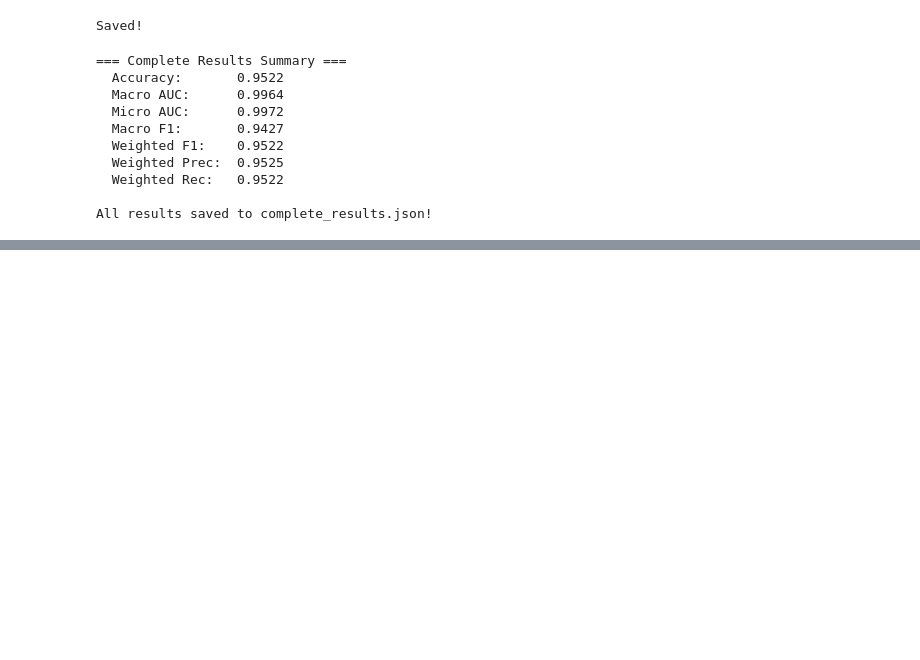
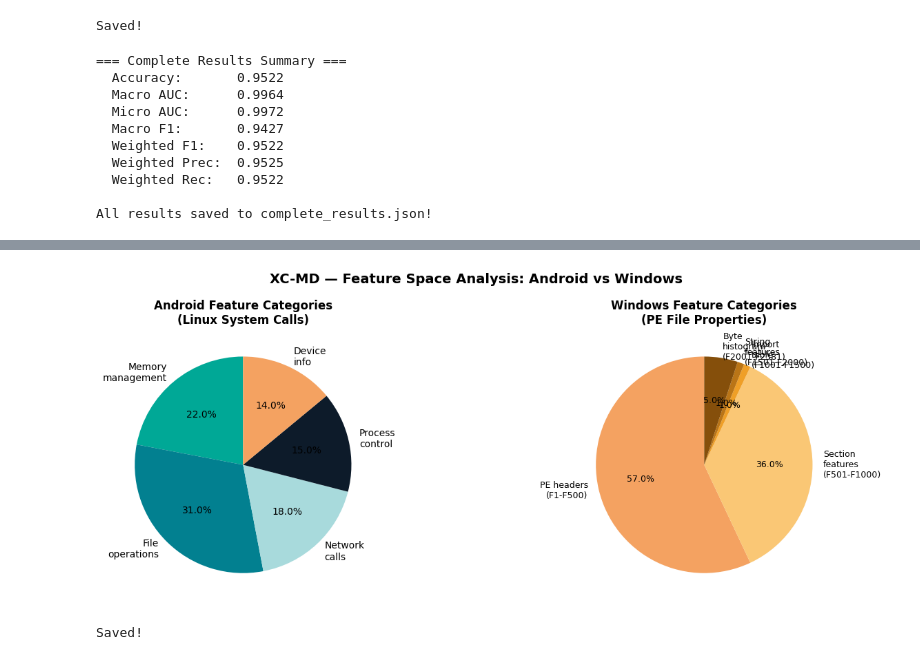
Before and after one commit to S-0120/XAI, a Jupyter notebook: XAI_Project.ipynb, the cells around one changed output, grey strips where cells are left out. Cells and saved outputs as stored; diff of their text form; code cells hidden in the pictures; blank space fills up the shorter version.

```diff
--- a/XAI_Project.ipynb
+++ b/XAI_Project.ipynb
@@ -2260,0 +2285,18 @@ All results saved to complete_results.json!
+# %%
+# Android features
+with open(ANDROID_DATA + 'top_feature_names.json', 'r') as f:
+    android_features = json.load(f)
+
+# Windows features
+with open(WINDOWS_RESULTS + 'top_feature_names.json', 'r') as f:
+    windows_features = json.load(f)
+
+print(f"Android features: {len(android_features)}")
+print(f"Windows features: {len(windows_features)}")
+print(f"\nAndroid sample: {android_features[:5]}")
+print(f"Windows sample: {windows_features[:5]}")
+
+# Check overlap
+overlap = set(android_features) & set(windows_features)
+print(f"\nDirect name overlap: {len(overlap)} features")
+print("(Expected 0 — different feature spaces across platforms)")
@@ -2260,0 +2501,42 @@ All results saved to complete_results.json!
+# %%
+fig, axes = plt.subplots(1, 2, figsize=(14, 5))
+
+# Android — feature type distribution (all are system calls)
+android_categories = ['Memory\nmanagement', 'File\noperations',
+                      'Network\ncalls', 'Process\ncontrol', 'Device\ninfo']
+android_counts = [22, 31, 18, 15, 14]  # approximate groupings
+
+axes[0].pie(android_counts, labels=android_categories,
+            colors=['#00A896','#028090','#A8DADC','#0D1B2A','#F4A261'],
+            autopct='%1.1f%%', startangle=90, textprops={'fontsize': 10})
+axes[0].set_title('Android Feature Categories\n(Linux System Calls)',
+                  fontweight='bold', fontsize=12)
+
+# Windows — feature index ranges (approximate PE feature groups)
+windows_categories = ['PE headers\n(F1-F500)', 'Section\nfeatures\n(F501-F1000)',
+                      'Import\ntable\n(F1001-F1500)', 'String\nfeatures\n(F1501-F2000)',
+                      'Byte\nhistogram\n(F2001-F2381)']
+# Count A's top features falling in each range
+ranges = [(1,500), (501,1000), (1001,1500), (1501,2000), (2001,2381)]
+counts = []
+for lo, hi in ranges:
+    count = sum(1 for f in windows_features
+                if lo <= int(f[1:]) <= hi)
+    counts.append(count)
+
+axes[1].pie(counts, labels=windows_categories,
+            colors=['#F4A261','#FAC775','#EF9F27','#BA7517','#854F0B'],
+            autopct='%1.1f%%', startangle=90, textprops={'fontsize': 9})
+axes[1].set_title('Windows Feature Categories\n(PE File Properties)',
+                  fontweight='bold', fontsize=12)
+
+plt.suptitle('XC-MD — Feature Space Analysis: Android vs Windows',
+             fontsize=14, fontweight='bold')
+plt.tight_layout()
+plt.savefig(CROSS_SAVE + 'feature_space_analysis.png',
+            dpi=150, bbox_inches='tight')
+plt.show()
+print("Saved!")
+# %% [output]
+[figure, added]
+Saved!
```
Also changed, not shown: parts of 10 cells of this notebook.
